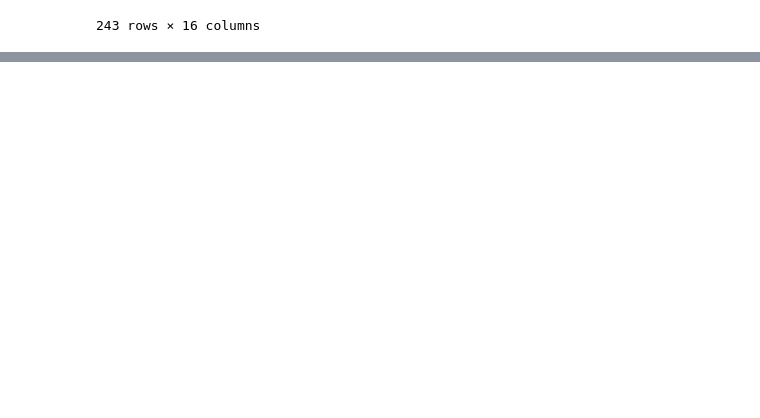
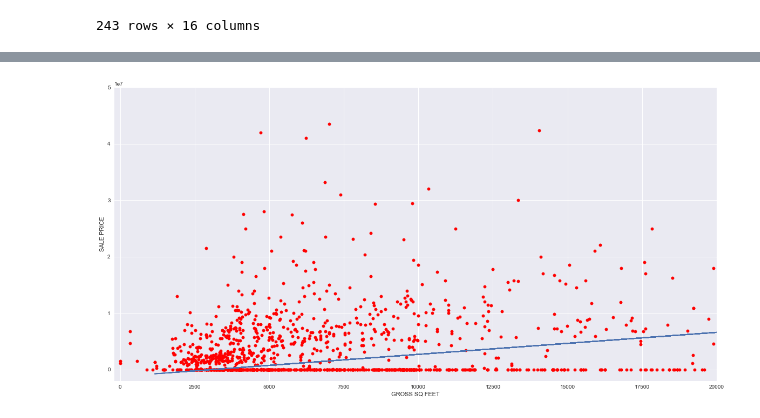
Before and after one commit to unchitta/f17-machine-learning-project, a Jupyter notebook: notebooks/05-manhattan-rolling-sales-exploratory-analysis.ipynb, the cells around one changed output, grey strips where cells are left out. Drawn from its saved outputs; the diff is of its cells as text; code cells hidden in the pictures; blank space fills up the shorter version.

Commit message:
update notebook 05 to include linear regression

```diff
--- a/notebooks/05-manhattan-rolling-sales-exploratory-analysis.ipynb
+++ b/notebooks/05-manhattan-rolling-sales-exploratory-analysis.ipynb
@@ -114,0 +119,11 @@ extremely_large_properties
+# %%
+from sklearn.linear_model import LinearRegression
+from sklearn.metrics import mean_squared_error, r2_score
+from sklearn.model_selection import train_test_split
+
+# we'll split the data into train and test set, using 75:25 ratio
+X_train, X_test, y_train, y_test = train_test_split(
+    df['GROSS SQUARE FEET'], df['SALE PRICE'], test_size=0.25, random_state=0)
+
+print(X_train.shape, y_train.shape)
+print(X_test.shape, y_test.shape)
@@ -114,0 +133,12 @@ extremely_large_properties
+# %%
+lm = LinearRegression()
+lm.fit(X_train.values.reshape(-1,1), y_train)
+
+y_preds = lm.predict(X_test.values.reshape(-1,1))
+
+print('R2-score:', lm.score(X_test.values.reshape(-1,1), y_test)) # negative r-score...does that make sense?
+
+# The coefficients
+print('Coefficients: ', lm.coef_)
+print('Intercept: ', lm.intercept_)
+print('Mean Squared Error:', mean_squared_error(y_test, y_preds))
@@ -114,0 +159,11 @@ extremely_large_properties
+# %%
+plt.figure(figsize=(20,10))
+plt.scatter(x.values.reshape(-1,1),y, s=30, c='r')
+plt.plot(X_test.values.reshape(-1,1),y_preds)
+plt.xlabel('GROSS SQ FEET')
+plt.ylabel('SALE PRICE')
+plt.ylim([-2000000,50000000])
+plt.xlim([-200,20000])
+plt.show()
+# %% [output]
+[figure, added]
```
Also changed, not shown: parts of 5 cells of this notebook.
